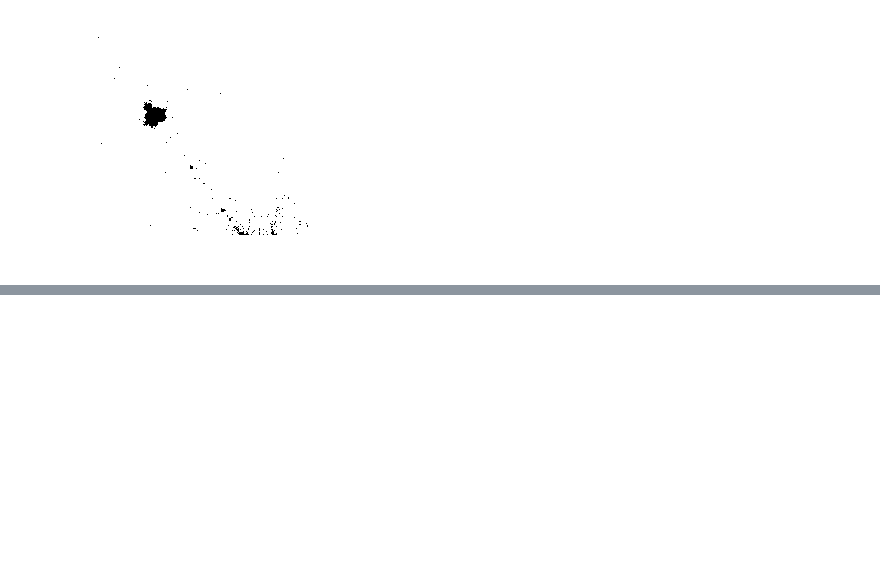
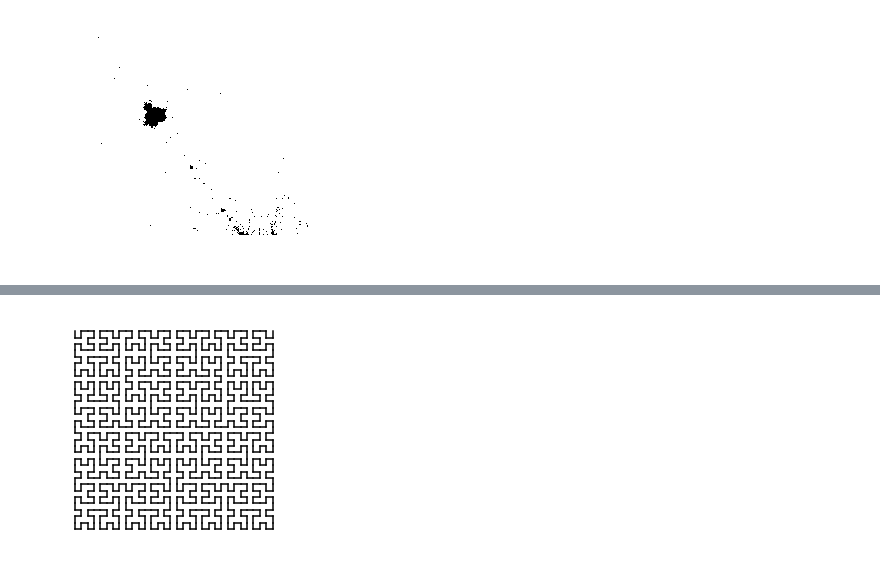
Before and after one commit to n3times/jupyter, a Jupyter notebook: Classic Fractals.ipynb, the cells around one changed output, grey strips where cells are left out. Cells and saved outputs as stored; diff of their text form; code cells hidden in the pictures; blank space fills up the shorter version.

```diff
--- a/Classic Fractals.ipynb
+++ b/Classic Fractals.ipynb
@@ -295,0 +278,4 @@ hilbert(4)
+# %%
+hilbert(5)
+# %% [output]
+[figure, added]
```
Also changed, not shown: parts of 10 cells of this notebook.
